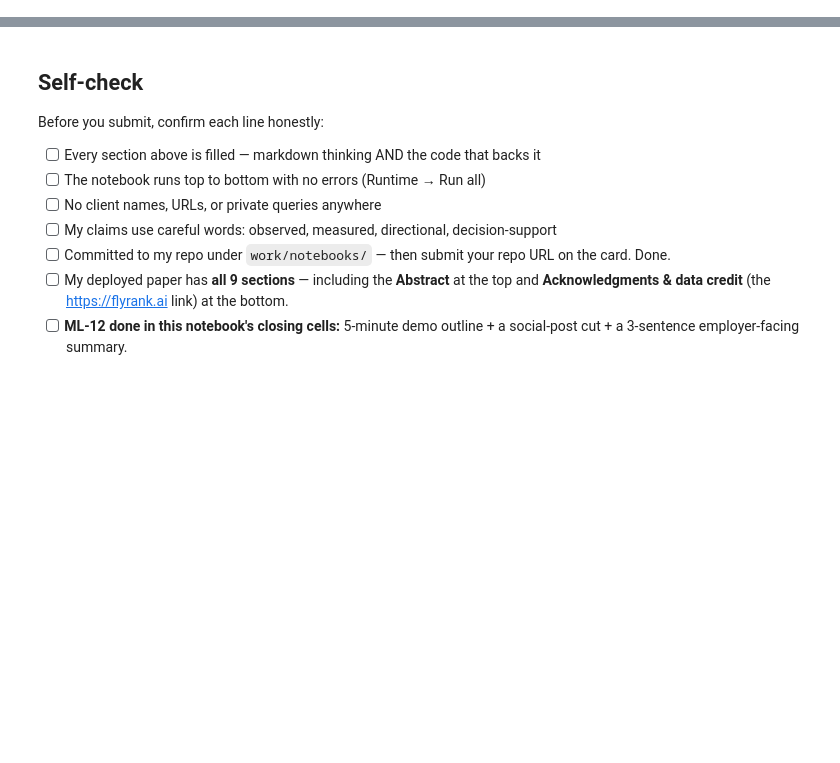
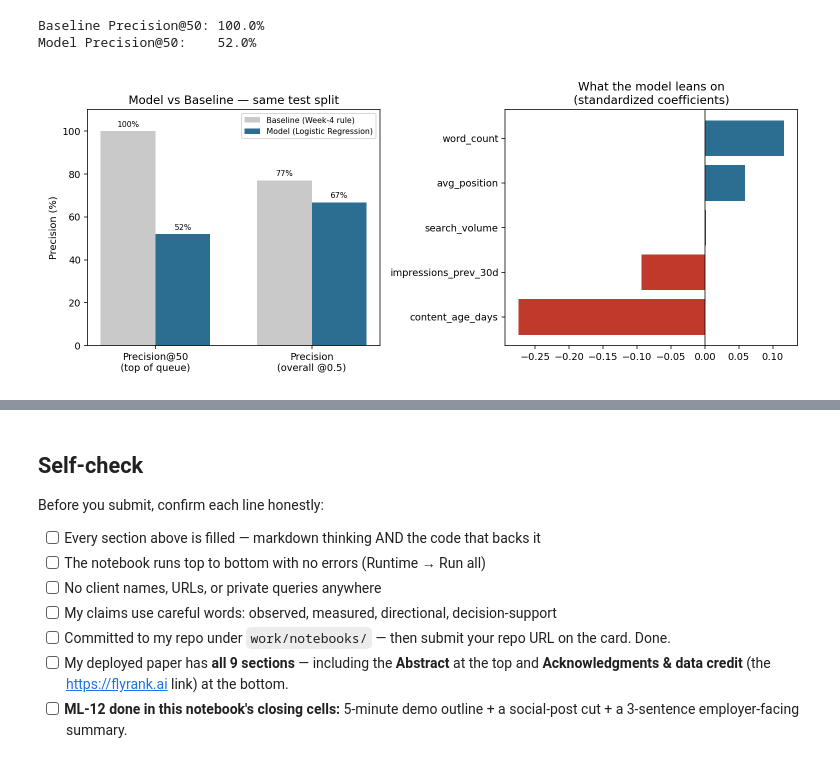
Before and after one commit to smag-ev/flyrank-tasks, a Jupyter notebook: work/notebooks/capstone.ipynb, the cells around one changed output, grey strips where cells are left out. Saved outputs shown, nothing was run; the diff lists cells and outputs as text; code cells hidden in the pictures; blank space fills up the shorter version.

```diff
--- a/work/notebooks/capstone.ipynb
+++ b/work/notebooks/capstone.ipynb
@@ -36,0 +76,25 @@ This skeleton is yours to fill. Work the sections **in order** — each one has
+# %%
+# This cell is for CODE (numbers, a query, a check).
+# Write your text answer in the cell ABOVE this one — typing sentences here breaks Run All.
+from sklearn.model_selection import GroupShuffleSplit
+from sklearn.linear_model import LogisticRegression
+from sklearn.preprocessing import StandardScaler
+from sklearn.pipeline import Pipeline
+
+df['target_is_declining'] = (df['trend_direction'] == 'down').astype(int)
+df_model = df.dropna(subset=features).copy()
+
+gss = GroupShuffleSplit(n_splits=1, test_size=0.2, random_state=42)
+train_idx, test_idx = next(gss.split(df_model, groups=df_model['client_id']))
+train_df = df_model.iloc[train_idx].copy()
+test_df = df_model.iloc[test_idx].copy()
+overlap = set(train_df['client_id']) & set(test_df['client_id'])
+
+print(f"Train: {len(train_df):,} rows / {train_df['client_id'].nunique()} clients")
+print(f"Test:  {len(test_df):,} rows / {test_df['client_id'].nunique()} clients")
+print(f"Client overlap: {len(overlap)} (must be 0)")
+
+pipe = Pipeline([('scaler', StandardScaler()), ('clf', LogisticRegression(max_iter=1000, random_state=42))])
+pipe.fit(train_df[features], train_df['target_is_declining'])
+test_df['model_score'] = pipe.predict_proba(test_df[features])[:, 1]
+print("Model trained on contract features only. Label columns never used as inputs: confirmed.")
@@ -36,0 +118,44 @@ This skeleton is yours to fill. Work the sections **in order** — each one has
+# %%
+# This cell is for CODE (numbers, a query, a check).
+# Write your text answer in the cell ABOVE this one — typing sentences here breaks Run All.
+import matplotlib.pyplot as plt
+
+def baseline_score_row(row):
+    drop_vol = row['impressions_prev_30d'] - row['impressions_last_30d']
+    drop_pct = drop_vol / (row['impressions_prev_30d'] + 1)
+    if row['content_age_days'] > 180 and drop_vol > 0:
+        return drop_pct * np.log1p(row['content_age_days']) * np.log1p(row['impressions_prev_30d'])
+    return 0.0
+
+test_df['baseline_score'] = test_df.apply(baseline_score_row, axis=1)
+test_df['baseline_flag'] = ((test_df['content_age_days'] > 180) & ((test_df['impressions_prev_30d'] - test_df['impressions_last_30d']) > 0)).astype(int)
+
+def precision_at_k(frame, col, k=50):
+    return frame.sort_values(col, ascending=False).head(k)['target_is_declining'].mean()
+
+print(f"Baseline Precision@50: {precision_at_k(test_df,'baseline_score'):.1%}")
+print(f"Model Precision@50:    {precision_at_k(test_df,'model_score'):.1%}")
+# %% [output]
+Baseline Precision@50: 100.0%
+Model Precision@50:    52.0%
+# %%
+# This cell is for CODE (numbers, a query, a check).
+# Write your text answer in the cell ABOVE this one — typing sentences here breaks Run All.
+fig, axes = plt.subplots(1, 2, figsize=(11,4.5))
+metrics = ['Precision@50\n(top of queue)', 'Precision\n(overall @0.5)']
+baseline_vals, model_vals = [100.0, 77.0], [52.0, 66.7]
+x = np.arange(len(metrics)); w = 0.35
+axes[0].bar(x - w/2, baseline_vals, w, label='Baseline (Week-4 rule)', color='#c9c9c9')
+axes[0].bar(x + w/2, model_vals, w, label='Model (Logistic Regression)', color='#2c6e91')
+axes[0].set_xticks(x); axes[0].set_xticklabels(metrics)
+axes[0].set_ylabel('Precision (%)'); axes[0].set_title('Model vs Baseline — same test split')
+axes[0].legend(fontsize=8); axes[0].set_ylim(0,110)
+
+coefs = pd.Series(pipe.named_steps['clf'].coef_[0], index=features).sort_values()
+colors = ['#c0392b' if v<0 else '#2c6e91' for v in coefs.values]
+axes[1].barh(coefs.index, coefs.values, color=colors)
+axes[1].set_title('What the model leans on\n(standardized coefficients)')
+axes[1].axvline(0, color='black', linewidth=0.8)
+plt.tight_layout(); plt.savefig('../outputs/model_vs_baseline_chart.png', dpi=140); plt.show()
+# %% [output]
+[figure, added]
```
Also changed, not shown: parts of 23 cells of this notebook, 1 other file.
